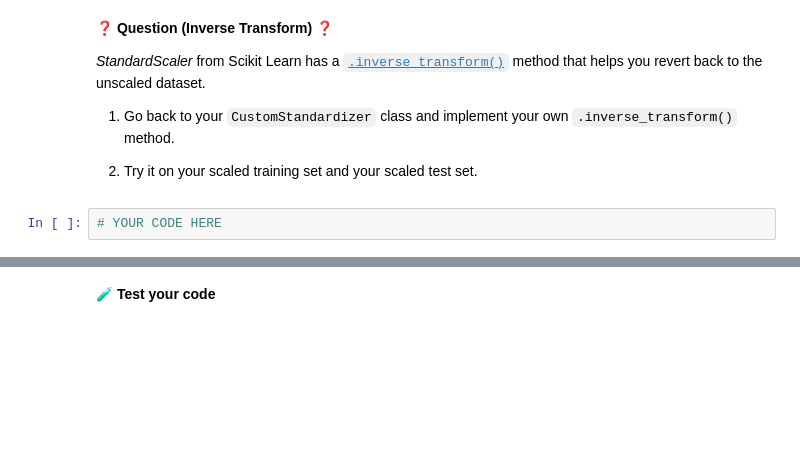
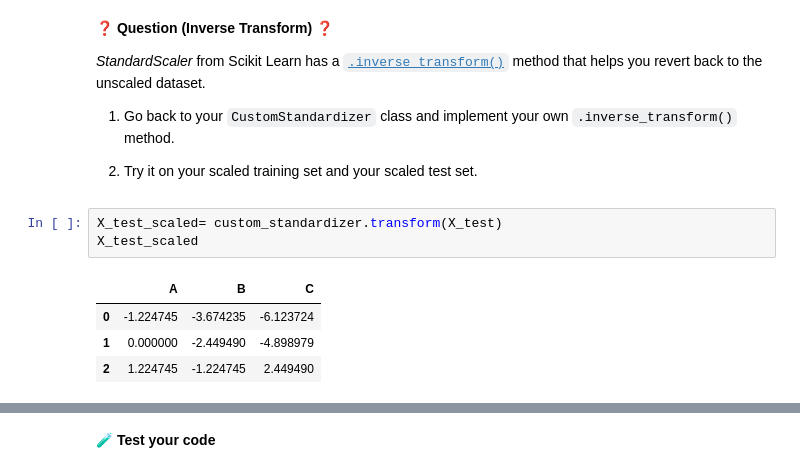
Before and after one commit to ParissaPeimaniyfard/data-hand-made-standardizer, a Jupyter notebook: 05-Hand-Made-Standardizer.ipynb, the cells around one changed output, grey strips where cells are left out. Saved outputs shown, nothing was run; the diff lists cells and outputs as text; blank space fills up the shorter version.

```diff
--- a/05-Hand-Made-Standardizer.ipynb
+++ b/05-Hand-Made-Standardizer.ipynb
@@ -247,7 +257,13 @@ _StandardScaler_ from Scikit Learn has a [`.inverse_transform()`](https://scikit
 1. Go back to your `CustomStandardizer` class and implement your own `.inverse_transform()` method.
 
 2. Try it on your scaled training set and your scaled test set.
-# %%
-# YOUR CODE HERE
+# %%
+X_test_scaled= custom_standardizer.transform(X_test)
+X_test_scaled
+# %% [output]
+|  | A | B | C |
+| 0 | -1.224745 | -3.674235 | -6.123724 |
+| 1 | 0.000000 | -2.449490 | -4.898979 |
+| 2 | 1.224745 | -1.224745 | 2.449490 |
 # %%
 # Try your inverse transform and run the test down below to make sure you coded it correctly
```
Also changed, not shown: parts of 10 cells of this notebook, 1 other file.
